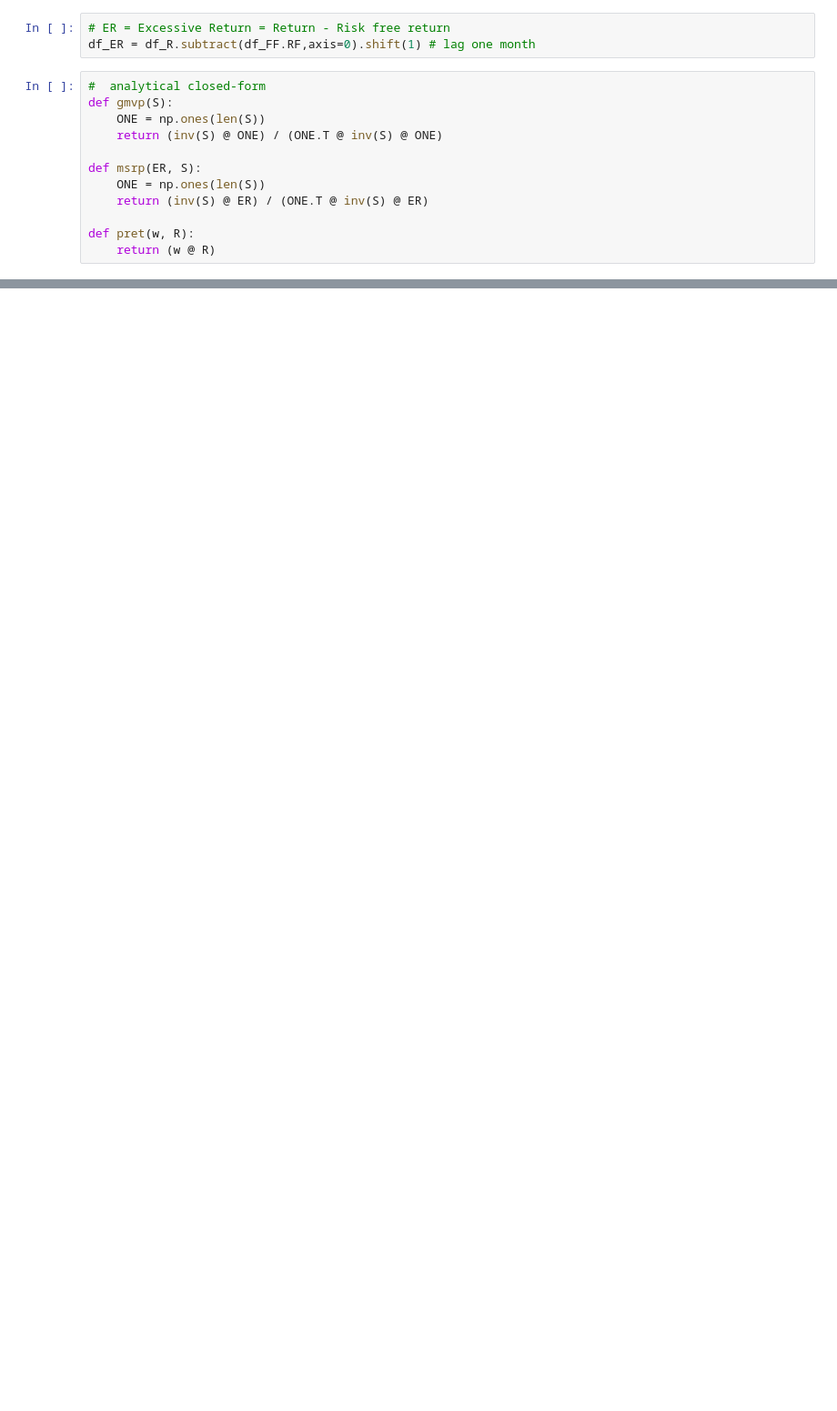
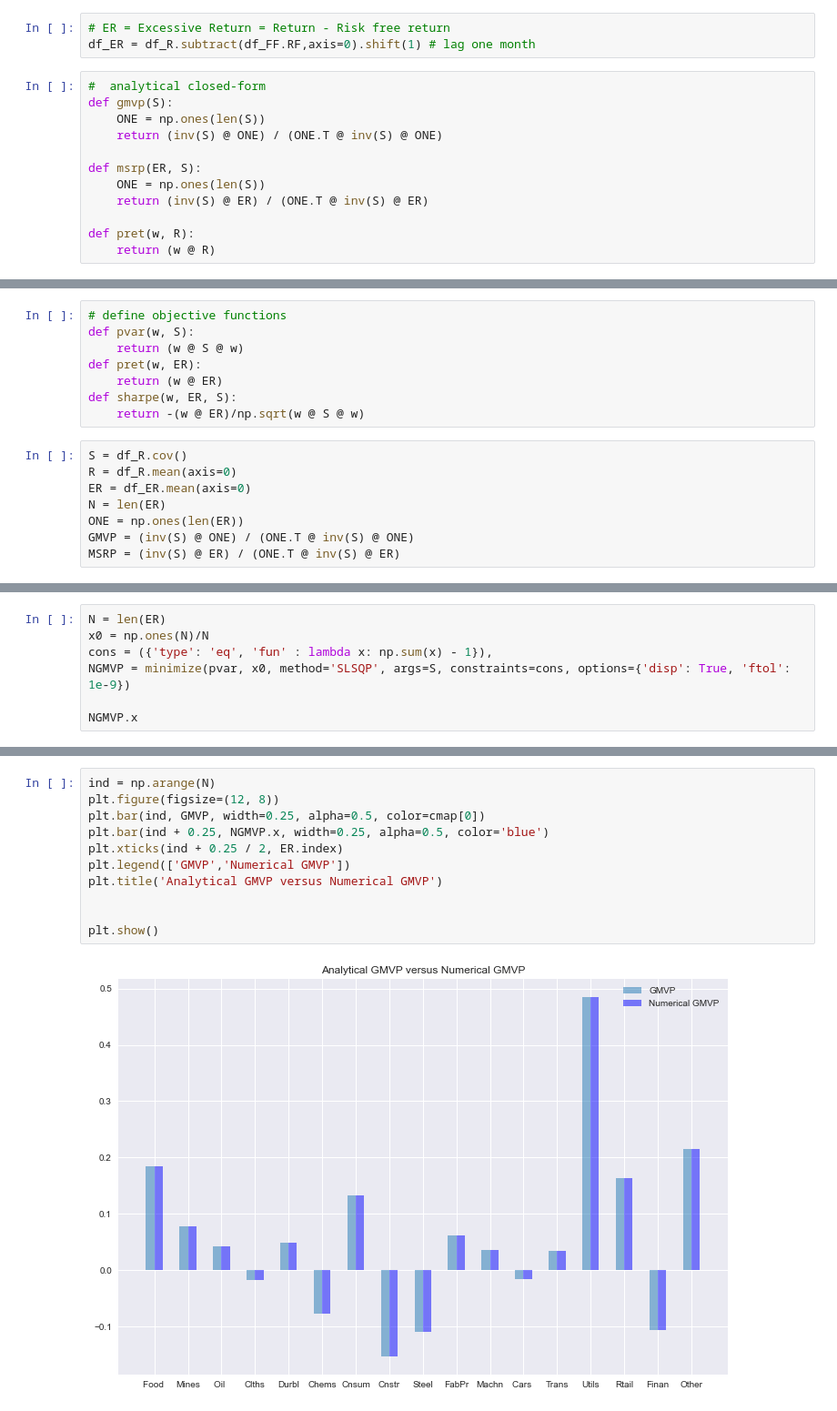
Before and after one commit to LLH07/InvestnPortfolio, a Jupyter notebook: project/part2.ipynb, the cells around one changed output, grey strips where cells are left out. Shown at 91% size. Cells and saved outputs as stored; diff of their text form; blank space fills up the shorter version.

```diff
--- a/project/part2.ipynb
+++ b/project/part2.ipynb
@@ -55,0 +78,16 @@ def pret(w, R):
+# %%
+# define objective functions
+def pvar(w, S):
+    return (w @ S @ w)
+def pret(w, ER):
+    return (w @ ER)
+def sharpe(w, ER, S):
+    return -(w @ ER)/np.sqrt(w @ S @ w)
+# %%
+S = df_R.cov()
+R = df_R.mean(axis=0)
+ER = df_ER.mean(axis=0)
+N = len(ER)
+ONE = np.ones(len(ER))
+GMVP = (inv(S) @ ONE) / (ONE.T @ inv(S) @ ONE)
+MSRP = (inv(S) @ ER) / (ONE.T @ inv(S) @ ER)
@@ -55,0 +97,7 @@ def pret(w, R):
+# %%
+N = len(ER)
+x0 = np.ones(N)/N
+cons = ({'type': 'eq', 'fun' : lambda x: np.sum(x) - 1}),
+NGMVP = minimize(pvar, x0, method='SLSQP', args=S, constraints=cons, options={'disp': True, 'ftol': 1e-9})
+
+NGMVP.x
@@ -55,0 +114,13 @@ def pret(w, R):
+# %%
+ind = np.arange(N)
+plt.figure(figsize=(12, 8))
+plt.bar(ind, GMVP, width=0.25, alpha=0.5, color=cmap[0])
+plt.bar(ind + 0.25, NGMVP.x, width=0.25, alpha=0.5, color='blue')
+plt.xticks(ind + 0.25 / 2, ER.index)
+plt.legend(['GMVP','Numerical GMVP'])
+plt.title('Analytical GMVP versus Numerical GMVP')
+
+
+plt.show()
+# %% [output]
+[figure, added]
```
Also changed, not shown: parts of 23 cells of this notebook, 7 other files.
